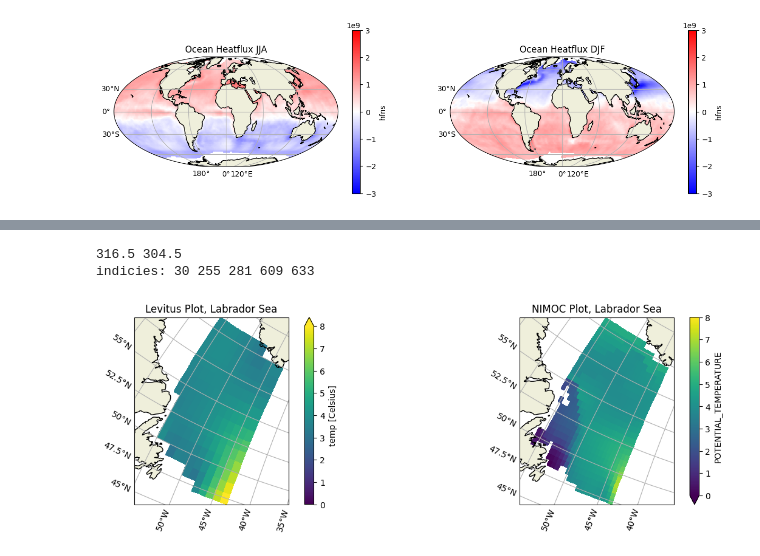
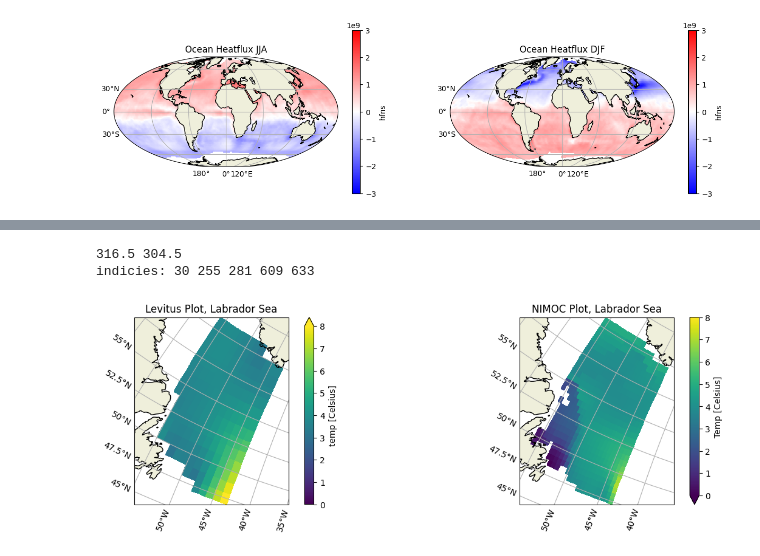
Before and after one commit to JRethemeier/Thermohaline-Circulation, a Jupyter notebook: Assignment2/Assignment2.ipynb, the cells around one changed output, grey strips where cells are left out. Drawn from its saved outputs; the diff is of its cells as text; code cells hidden in the pictures.

```diff
--- a/Assignment2/Assignment2.ipynb
+++ b/Assignment2/Assignment2.ipynb
@@ -148,32 +147,32 @@ def w_to_e(west):
     return 360-west
 
 long1 = w_to_e(longitude1)
 long2 = w_to_e(longitude2)
 print(long1, long2)
 
 labrador_levitus = levitus.sel(Z=pressure, T=0.5, Y=slice(latitude1, latitude2), X=slice(long2, long1)).temp.T
 
 pres = np.where(isopycnal.PRESSURE.values == pressure)[0][0]
 lat1 = np.where(isopycnal.LATITUDE.values == latitude1)[0][0]
 lat2 = np.where(isopycnal.LATITUDE.values == latitude2)[0][0]
 lon1 = np.where(isopycnal.LONGITUDE.values == long2)[0][0]
 lon2 = np.where(isopycnal.LONGITUDE.values == long1)[0][0]
 print("indicies:", pres, lat1, lat2, lon1, lon2)
 
 labrador_isopycnal = isopycnal.set_coords(names=["LATITUDE", "LONGITUDE", "PRESSURE"])
 labrador_isopycnal = labrador_isopycnal.isel(PRES=pres, LAT=slice(lat1, lat2+1), LONG=slice(lon1, lon2+1))
 
 fig = plt.figure(figsize=(15, 4))
 ax = fig.add_subplot(121, projection=ccrs.Stereographic())
 basemap(ax)
 labrador_levitus.plot(ax=ax, vmin=0, vmax=8, transform=PlateCarree())
 ax.set_title("Levitus Plot, Labrador Sea")
 ax2 = fig.add_subplot(122, projection=ccrs.Stereographic())
 basemap(ax2)
-labrador_isopycnal.POTENTIAL_TEMPERATURE.plot(ax=ax2, x="LONGITUDE", y="LATITUDE", vmin=0, vmax=8, transform=PlateCarree())
+labrador_isopycnal.POTENTIAL_TEMPERATURE.plot(ax=ax2, x="LONGITUDE", y="LATITUDE", vmin=0, vmax=8, transform=PlateCarree(), cbar_kwargs={'label': "Temp [Celsius]"})
 ax2.set_title("NIMOC Plot, Labrador Sea")
 plt.show()
 # %% [output]
 316.5 304.5
 indicies: 30 255 281 609 633
-[figure, old version]
+[figure, new version]
```
Also changed, not shown: parts of 2 cells of this notebook.
